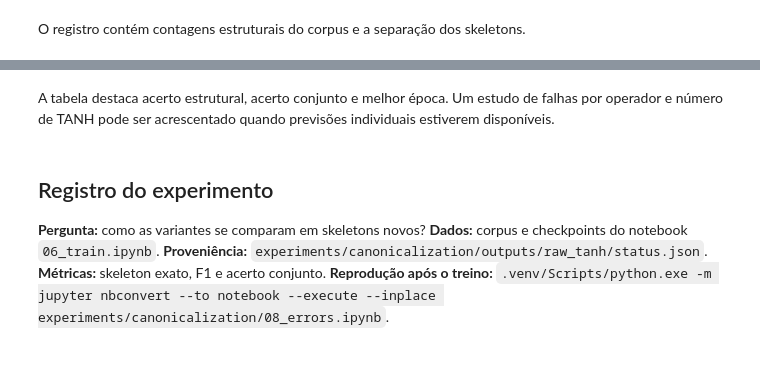
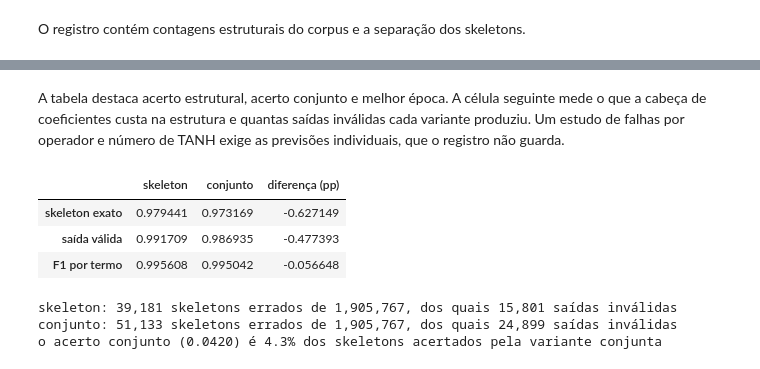
Before and after one commit to MateusWiteck/tsfmxai, a Jupyter notebook: experiments/canonicalization/08_errors.ipynb, the cells around one changed output, grey strips where cells are left out. Cells and saved outputs as stored; diff of their text form; code cells hidden in the pictures.

```diff
--- a/experiments/canonicalization/08_errors.ipynb
+++ b/experiments/canonicalization/08_errors.ipynb
@@ -20,6 +26,21 @@ display(pd.DataFrame(rows))
-# %% [markdown]
-A tabela destaca acerto estrutural, acerto conjunto e melhor época. Um estudo de falhas por operador e número de TANH pode ser acrescentado quando previsões individuais estiverem disponíveis.
-# %% [markdown]
-## Registro do experimento
-
-**Pergunta:** como as variantes se comparam em skeletons novos? **Dados:** corpus e checkpoints do notebook `06_train.ipynb`. **Proveniência:** `experiments/canonicalization/outputs/raw_tanh/status.json`. **Métricas:** skeleton exato, F1 e acerto conjunto. **Reprodução após o treino:** `.venv/Scripts/python.exe -m jupyter nbconvert --to notebook --execute --inplace experiments/canonicalization/08_errors.ipynb`.
+# %% [markdown]
+A tabela destaca acerto estrutural, acerto conjunto e melhor época. A célula seguinte mede o que a cabeça de coeficientes custa na estrutura e quantas saídas inválidas cada variante produziu. Um estudo de falhas por operador e número de TANH exige as previsões individuais, que o registro não guarda.
+# %%
+skeleton=status['results']['transformer_skeleton']; joint=status['results']['transformer_joint']
+n=skeleton['count']
+rows={'skeleton exato':'skeleton_exact','saída válida':'valid_rate','F1 por termo':'term_f1'}
+comparison=pd.DataFrame({label:{'skeleton':skeleton[key],'conjunto':joint[key],'diferença (pp)':100*(joint[key]-skeleton[key])}
+                         for label,key in rows.items()}).T
+display(comparison)
+for name,result in (('skeleton',skeleton),('conjunto',joint)):
+    invalid=round((1-result['valid_rate'])*n); wrong=round((1-result['skeleton_exact'])*n)
+    print(f"{name}: {wrong:,} skeletons errados de {n:,}, dos quais {invalid:,} saídas inválidas")
+print(f"o acerto conjunto ({joint['joint_exact']:.4f}) é {joint['joint_exact']/joint['skeleton_exact']:.1%} dos skeletons acertados pela variante conjunta")
+# %% [output]
+|  | skeleton | conjunto | diferença (pp) |
+| skeleton exato | 0.979441 | 0.973169 | -0.627149 |
+| saída válida | 0.991709 | 0.986935 | -0.477393 |
+| F1 por termo | 0.995608 | 0.995042 | -0.056648 |
+skeleton: 39,181 skeletons errados de 1,905,767, dos quais 15,801 saídas inválidas
+conjunto: 51,133 skeletons errados de 1,905,767, dos quais 24,899 saídas inválidas
+o acerto conjunto (0.0420) é 4.3% dos skeletons acertados pela variante conjunta
```
Also changed, not shown: parts of 3 cells of this notebook, 2 other files.
